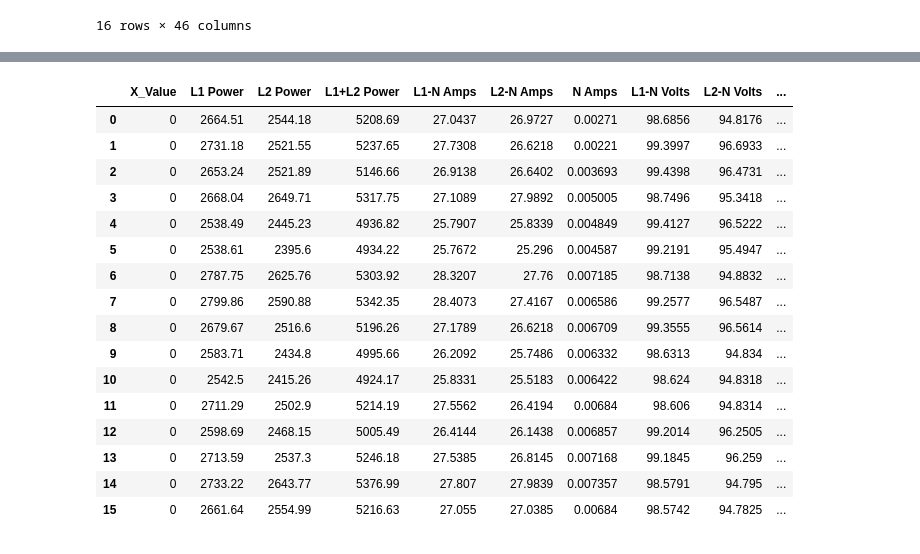
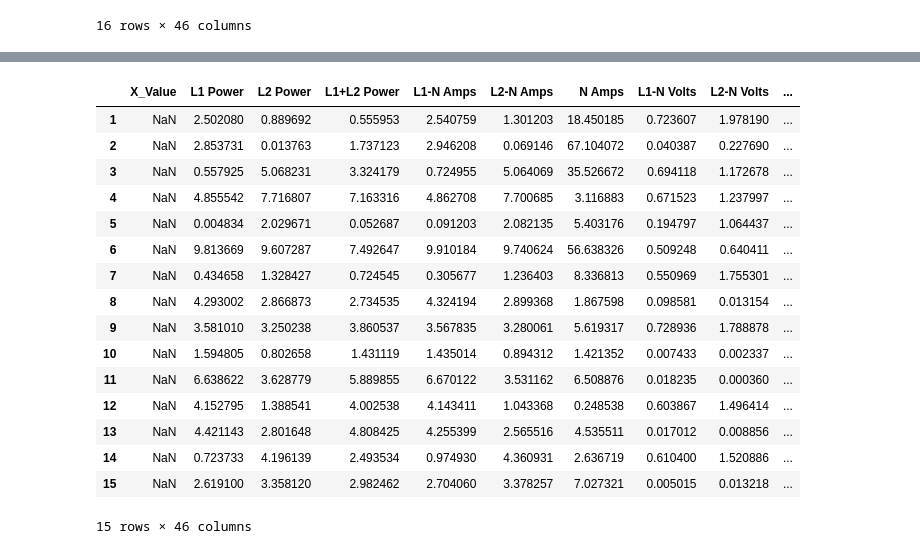
Before and after one commit to CalebProvost/codelouisville, a Jupyter notebook: datamanip.ipynb, the cells around one changed output, grey strips where cells are left out. Drawn from its saved outputs; the diff is of its cells as text; code cells hidden in the pictures.

```diff
--- a/datamanip.ipynb
+++ b/datamanip.ipynb
@@ -301,0 +336,31 @@ display(all_max)
+# %%
+max_delta = df = pd.DataFrame()
+# Calculate the % diff of max values in each cycle
+for count in range(len(max_dict)):
+    if count+2 > len(max_dict):
+        break
+    cycle2 = max_dict["cycle_max_"+str(count+2)]
+    cycle1 = max_dict["cycle_max_"+str(count+1)]
+    delta = (abs( cycle2 - cycle1 ) / cycle1 ) * 100
+    max_delta = max_delta.append(delta, ignore_index = True)
+    max_delta.index += 1
+
+display(max_delta)
+# %% [output]
+|  | X_Value | L1 Power | L2 Power | L1+L2 Power | L1-N Amps | L2-N Amps | N Amps | L1-N Volts | L2-N Volts | ... |
+| 1 | NaN | 2.502080 | 0.889692 | 0.555953 | 2.540759 | 1.301203 | 18.450185 | 0.723607 | 1.978190 | ... |
+| 2 | NaN | 2.853731 | 0.013763 | 1.737123 | 2.946208 | 0.069146 | 67.104072 | 0.040387 | 0.227690 | ... |
+| 3 | NaN | 0.557925 | 5.068231 | 3.324179 | 0.724955 | 5.064069 | 35.526672 | 0.694118 | 1.172678 | ... |
+| 4 | NaN | 4.855542 | 7.716807 | 7.163316 | 4.862708 | 7.700685 | 3.116883 | 0.671523 | 1.237997 | ... |
+| 5 | NaN | 0.004834 | 2.029671 | 0.052687 | 0.091203 | 2.082135 | 5.403176 | 0.194797 | 1.064437 | ... |
+| 6 | NaN | 9.813669 | 9.607287 | 7.492647 | 9.910184 | 9.740624 | 56.638326 | 0.509248 | 0.640411 | ... |
+| 7 | NaN | 0.434658 | 1.328427 | 0.724545 | 0.305677 | 1.236403 | 8.336813 | 0.550969 | 1.755301 | ... |
+| 8 | NaN | 4.293002 | 2.866873 | 2.734535 | 4.324194 | 2.899368 | 1.867598 | 0.098581 | 0.013154 | ... |
+| 9 | NaN | 3.581010 | 3.250238 | 3.860537 | 3.567835 | 3.280061 | 5.619317 | 0.728936 | 1.788878 | ... |
+| 10 | NaN | 1.594805 | 0.802658 | 1.431119 | 1.435014 | 0.894312 | 1.421352 | 0.007433 | 0.002337 | ... |
+| 11 | NaN | 6.638622 | 3.628779 | 5.889855 | 6.670122 | 3.531162 | 6.508876 | 0.018235 | 0.000360 | ... |
+| 12 | NaN | 4.152795 | 1.388541 | 4.002538 | 4.143411 | 1.043368 | 0.248538 | 0.603867 | 1.496414 | ... |
+| 13 | NaN | 4.421143 | 2.801648 | 4.808425 | 4.255399 | 2.565516 | 4.535511 | 0.017012 | 0.008856 | ... |
+| 14 | NaN | 0.723733 | 4.196139 | 2.493534 | 0.974930 | 4.360931 | 2.636719 | 0.610400 | 1.520886 | ... |
+| 15 | NaN | 2.619100 | 3.358120 | 2.982462 | 2.704060 | 3.378257 | 7.027321 | 0.005015 | 0.013218 | ... |
+15 rows × 46 columns
@@ -315,20 +401,0 @@ def highlight_max(data, color='yellow'):
-# %%
-all_max.style.apply(highlight_max)
-# %% [output]
-|  | X_Value | L1 Power | L2 Power | L1+L2 Power | L1-N Amps | L2-N Amps | N Amps | L1-N Volts | L2-N Volts | ... |
-| 0 | 0 | 2664.51 | 2544.18 | 5208.69 | 27.0437 | 26.9727 | 0.00271 | 98.6856 | 94.8176 | ... |
-| 1 | 0 | 2731.18 | 2521.55 | 5237.65 | 27.7308 | 26.6218 | 0.00221 | 99.3997 | 96.6933 | ... |
-| 2 | 0 | 2653.24 | 2521.89 | 5146.66 | 26.9138 | 26.6402 | 0.003693 | 99.4398 | 96.4731 | ... |
-| 3 | 0 | 2668.04 | 2649.71 | 5317.75 | 27.1089 | 27.9892 | 0.005005 | 98.7496 | 95.3418 | ... |
-| 4 | 0 | 2538.49 | 2445.23 | 4936.82 | 25.7907 | 25.8339 | 0.004849 | 99.4127 | 96.5222 | ... |
-| 5 | 0 | 2538.61 | 2395.6 | 4934.22 | 25.7672 | 25.296 | 0.004587 | 99.2191 | 95.4947 | ... |
-| 6 | 0 | 2787.75 | 2625.76 | 5303.92 | 28.3207 | 27.76 | 0.007185 | 98.7138 | 94.8832 | ... |
-| 7 | 0 | 2799.86 | 2590.88 | 5342.35 | 28.4073 | 27.4167 | 0.006586 | 99.2577 | 96.5487 | ... |
-| 8 | 0 | 2679.67 | 2516.6 | 5196.26 | 27.1789 | 26.6218 | 0.006709 | 99.3555 | 96.5614 | ... |
-| 9 | 0 | 2583.71 | 2434.8 | 4995.66 | 26.2092 | 25.7486 | 0.006332 | 98.6313 | 94.834 | ... |
-| 10 | 0 | 2542.5 | 2415.26 | 4924.17 | 25.8331 | 25.5183 | 0.006422 | 98.624 | 94.8318 | ... |
-| 11 | 0 | 2711.29 | 2502.9 | 5214.19 | 27.5562 | 26.4194 | 0.00684 | 98.606 | 94.8314 | ... |
-| 12 | 0 | 2598.69 | 2468.15 | 5005.49 | 26.4144 | 26.1438 | 0.006857 | 99.2014 | 96.2505 | ... |
-| 13 | 0 | 2713.59 | 2537.3 | 5246.18 | 27.5385 | 26.8145 | 0.007168 | 99.1845 | 96.259 | ... |
-| 14 | 0 | 2733.22 | 2643.77 | 5376.99 | 27.807 | 27.9839 | 0.007357 | 98.5791 | 94.795 | ... |
-| 15 | 0 | 2661.64 | 2554.99 | 5216.63 | 27.055 | 27.0385 | 0.00684 | 98.5742 | 94.7825 | ... |
```
Also changed, not shown: parts of 9 cells of this notebook, 4 other files.
